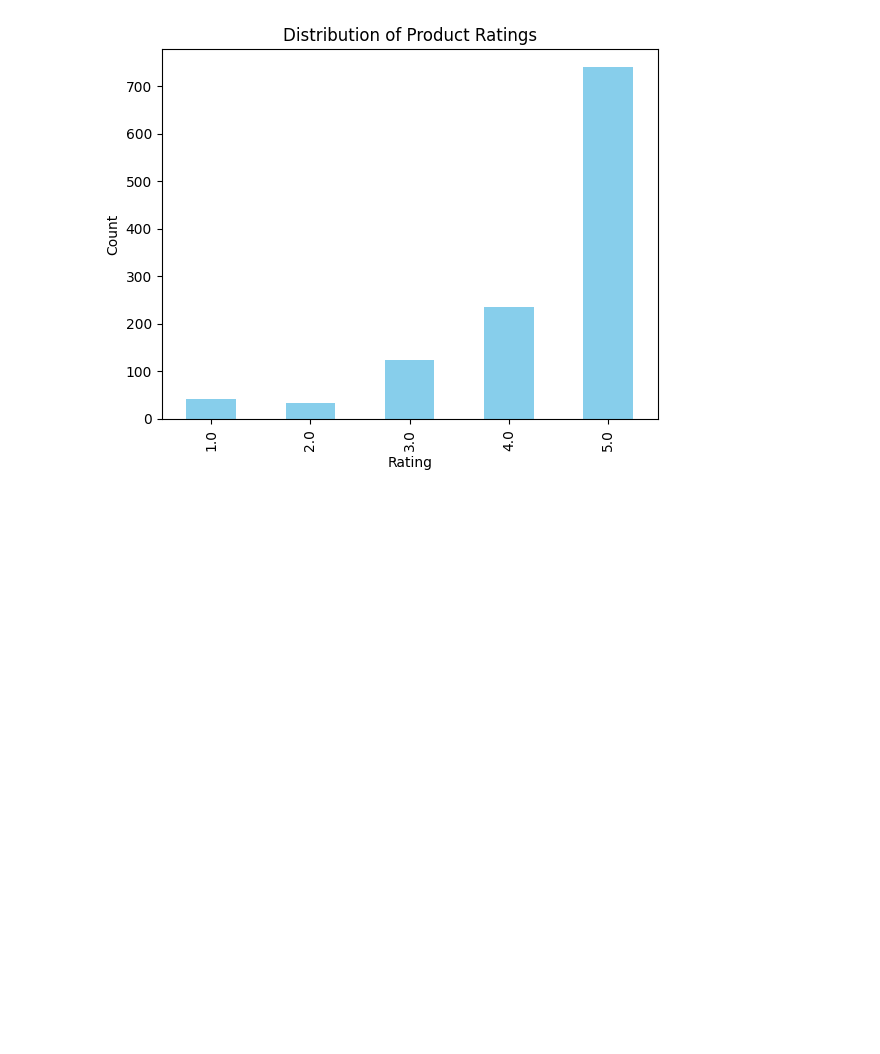
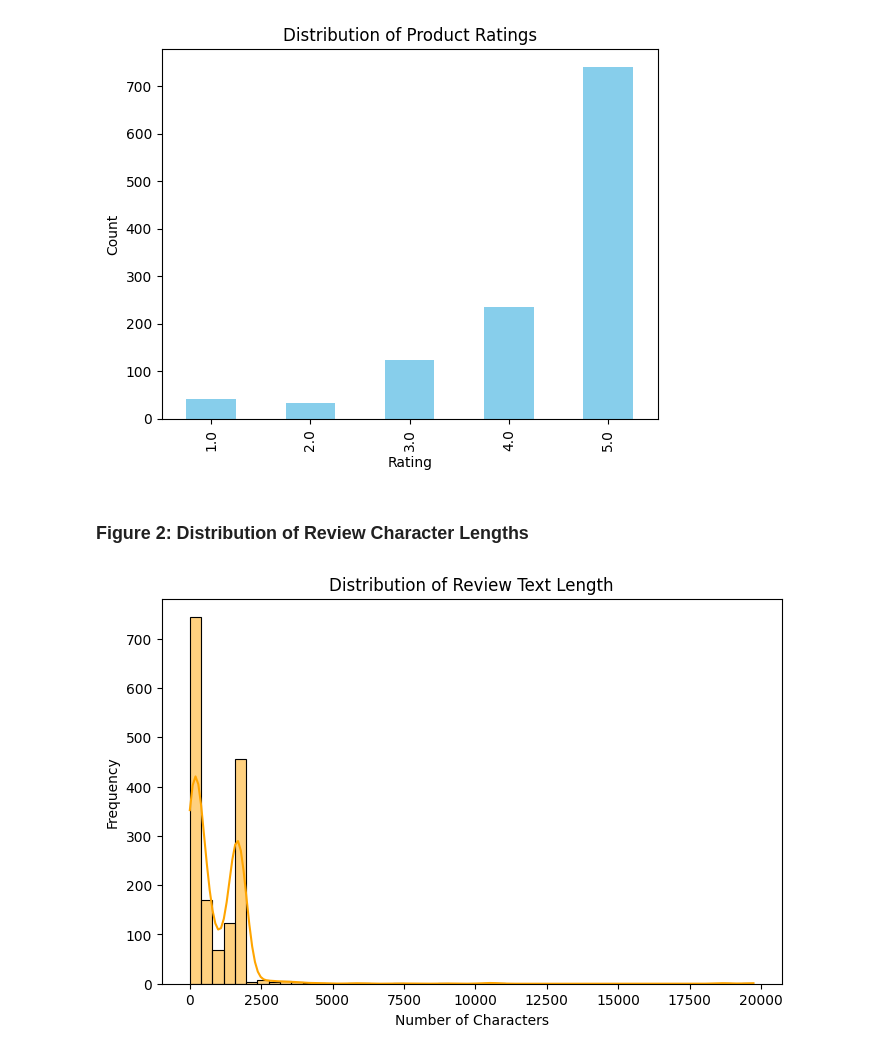
Before and after one commit to nikkayhea/ML_Amazon_Product_Reviews, a Jupyter notebook: EDA_Planning.ipynb, the cells around one changed output. Saved outputs shown, nothing was run; the diff lists cells and outputs as text; code cells hidden in the pictures; blank space fills up the shorter version.

```diff
--- a/EDA_Planning.ipynb
+++ b/EDA_Planning.ipynb
@@ -37,3 +44,16 @@ plt.ylabel('Count')
 plt.show()
 # %% [output]
 [figure]
+# %% [markdown]
+### Figure 2: Distribution of Review Character Lengths
+# %%
+df['text_length'] = df['reviews.text'].astype(str).apply(len)
+
+plt.figure(figsize=(8, 5))
+sns.histplot(df['text_length'], bins=50, color='orange', kde=True)
+plt.title('Distribution of Review Text Length')
+plt.xlabel('Number of Characters')
+plt.ylabel('Frequency')
+plt.show()
+# %% [output]
+[figure, added]
```
Also changed, not shown: parts of 10 cells of this notebook.
